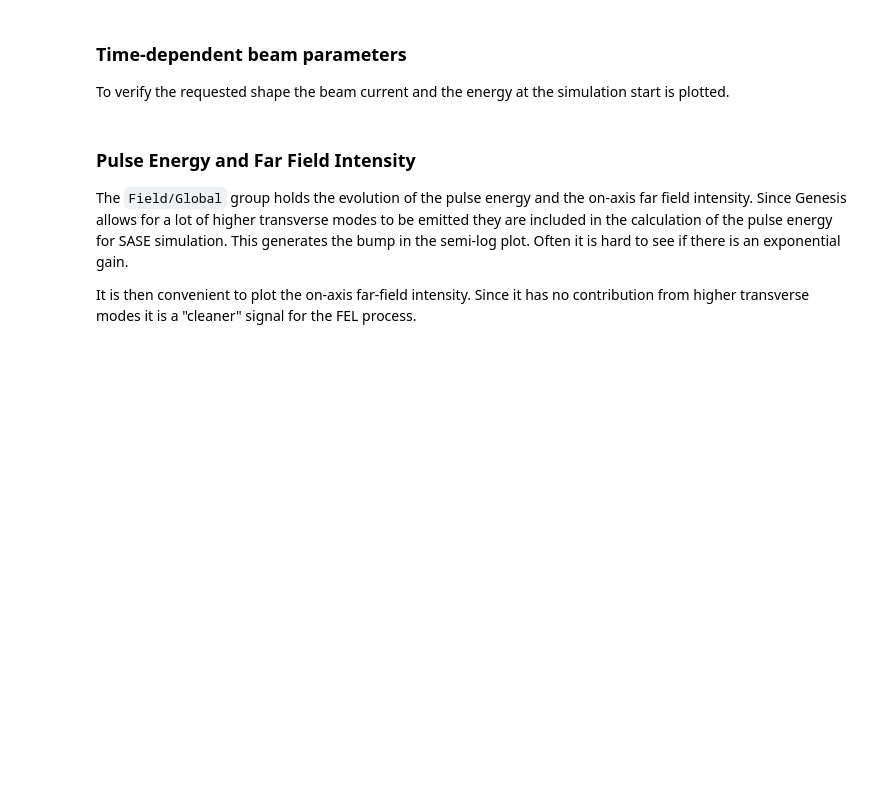
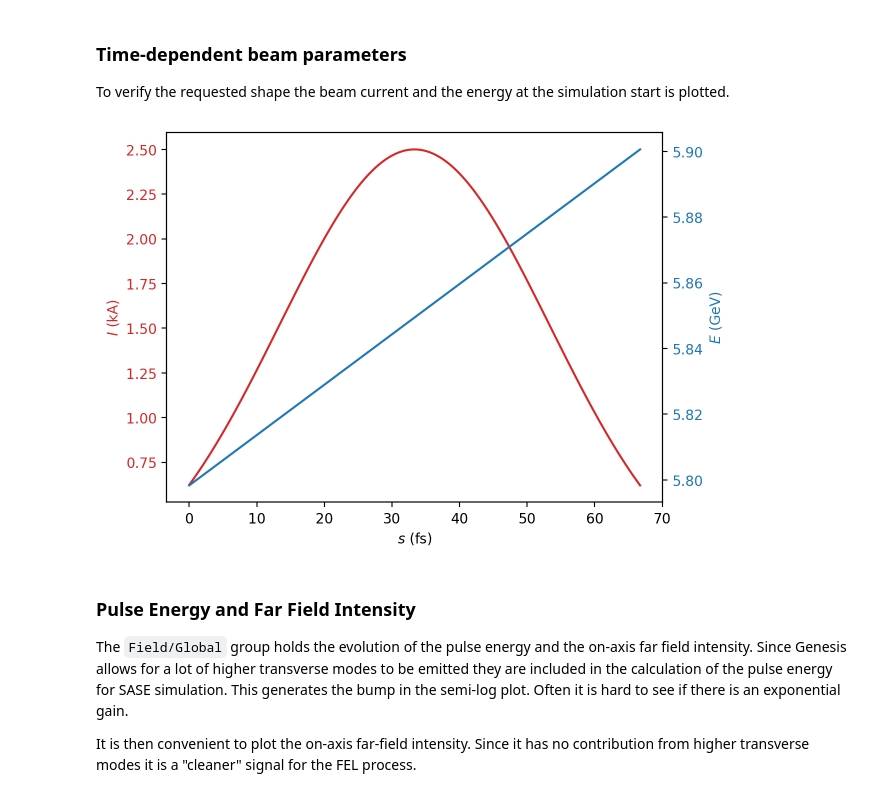
Before and after one commit to slaclab/lume-genesis, a Jupyter notebook: docs/examples/genesis4/Example3-TimeDependent.ipynb, the cells around one changed output. Cells and saved outputs as stored; diff of their text form; code cells hidden in the pictures; blank space fills up the shorter version.

```diff
--- a/docs/examples/genesis4/Example3-TimeDependent.ipynb
+++ b/docs/examples/genesis4/Example3-TimeDependent.ipynb
@@ -119,7 +119,7 @@ MPI-Comm Size: 12 nodes
 This indicates it will be parallelized across 12 cores.
 # %%
 G = Genesis4("data/example3-timedependent/Example3.in")
-G.nproc = 0
+G.nproc = 96
 G.verbose = True
 # %%
 output = G.run()
@@ -160,23 +157,25 @@ In addition the shotnoise depends on the number of modes, where 1000 slices are
 To verify the requested shape the beam current and the energy at the simulation start is plotted.
 # %%
 # plot beam parameters - current profile and energy
-s = hid["Global"]["s"][()] / 3e8 * 1e15
-current = hid["Beam"]["current"][()][0, :] * 1e-3
-energy = hid["Beam"]["energy"][()][0, :] * 0.511 * 1e-3
+s = output.global_.s / 3e8 * 1e15
+current = output.beam.current[0, :] * 1e-3
+energy = output.beam.energy[0, :] * 0.511 * 1e-3
 
 fig, ax1 = plt.subplots()
 color = "tab:red"
 ax1.set_xlabel(r"$s$ (fs)")
 ax1.set_ylabel(r"$I$ (kA)", color=color)
 ax1.tick_params(axis="y", labelcolor=color)
 ax1.plot(s, current, color=color)
 
 ax2 = ax1.twinx()
 color = "tab:blue"
 ax2.set_ylabel(r"$E$ (GeV)", color=color)
 ax2.tick_params(axis="y", labelcolor=color)
 ax2.plot(s, energy, color=color)
 plt.show()
+# %% [output]
+[figure, added]
 # %% [markdown]
 
 ### Pulse Energy and Far Field Intensity
```
Also changed, not shown: parts of 10 cells of this notebook, 6 other files.
